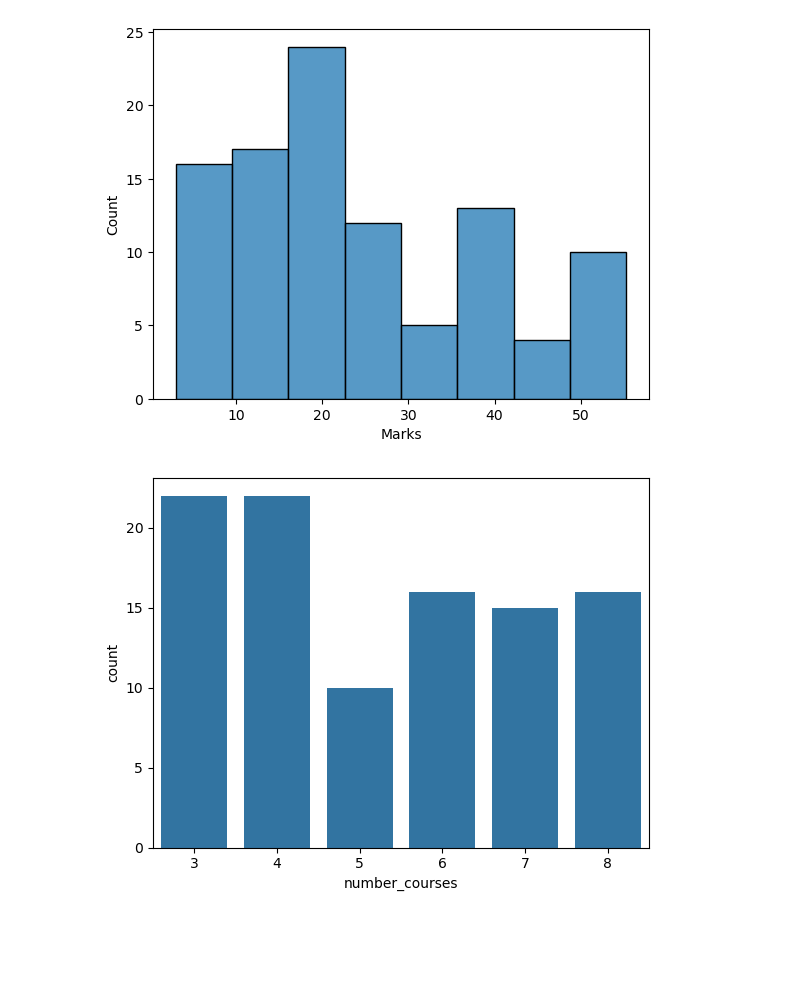
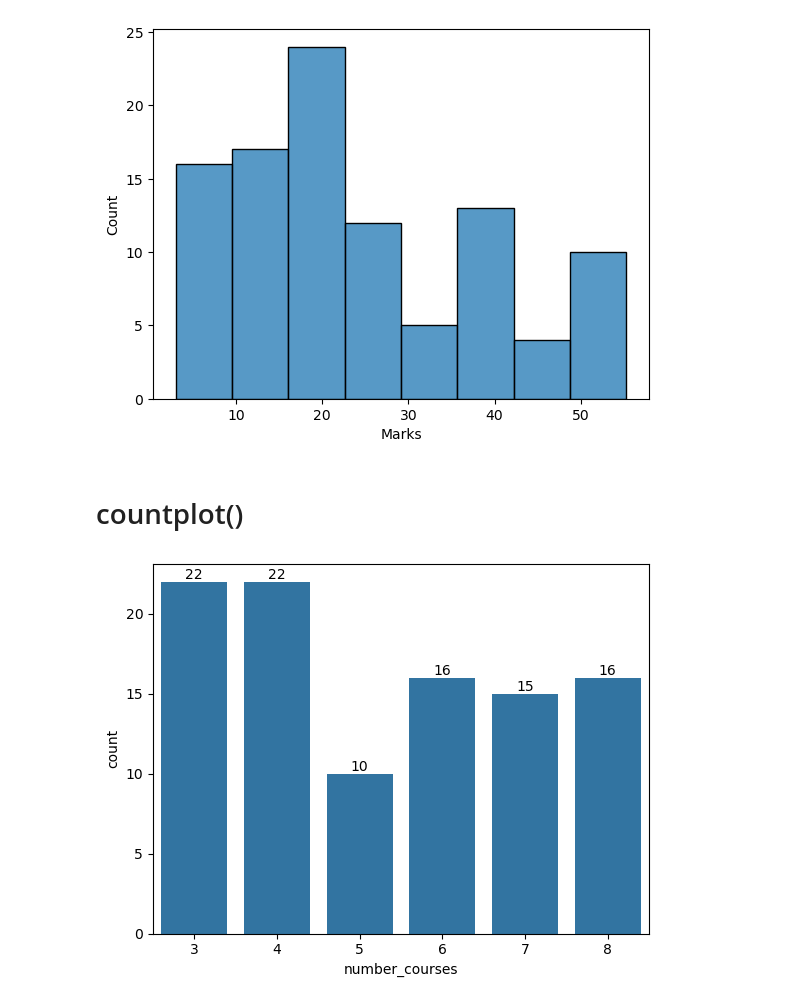
Before and after one commit to Aditya-KIT/Python-Jupyter, a Jupyter notebook: Untitled1.ipynb, the cells around one changed output. Drawn from its saved outputs; the diff is of its cells as text; code cells hidden in the pictures; blank space fills up the shorter version.

```diff
--- a/Untitled1.ipynb
+++ b/Untitled1.ipynb
@@ -181,3 +181,5 @@ sns.histplot(df['Marks'])
 # %% [output]
 <Axes: xlabel='Marks', ylabel='Count'>
 [figure]
+# %% [markdown]
+# countplot()
@@ -184,5 +188,8 @@ sns.histplot(df['Marks'])
 # %%
-sns.countplot(x='number_courses',data=df)
+val=sns.countplot(x='number_courses',data=df)
+
+for container in val.containers:
+    val.bar_label(container)
 plt.show()
 # %% [output]
-[figure, old version]
+[figure, new version]
```
Also changed, not shown: parts of 3 cells of this notebook.
